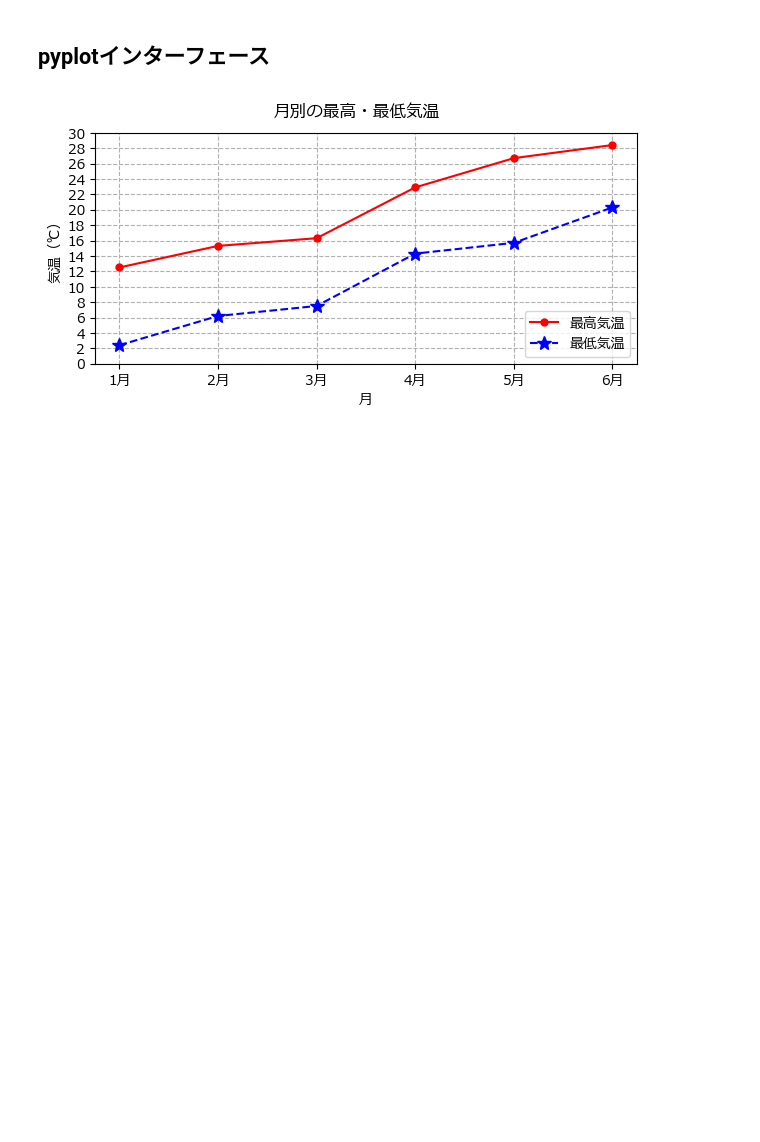
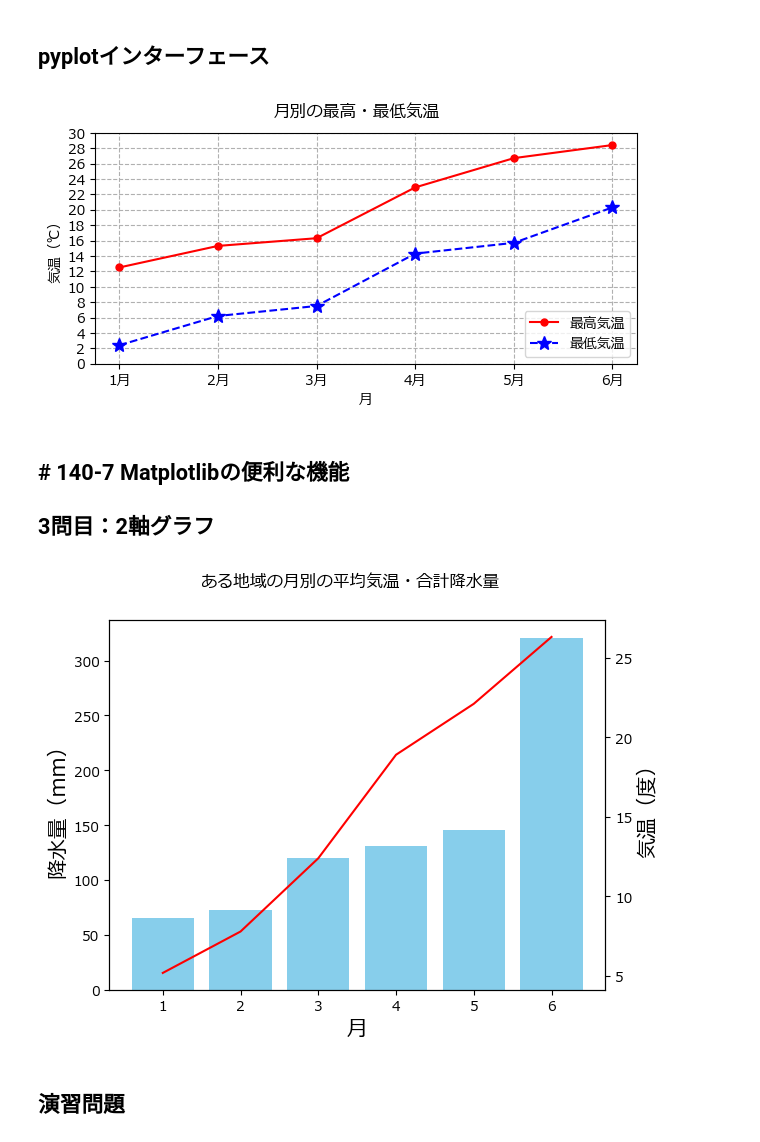
Before and after one commit to kjfarm1225/pyq_practice, a Jupyter notebook: 140_7_matplotlib_useful_features/140-7_matplotlib_useful_features.ipynb, the cells around one changed output. Saved outputs shown, nothing was run; the diff lists cells and outputs as text; code cells hidden in the pictures; blank space fills up the shorter version.

```diff
--- a/140_7_matplotlib_useful_features/140-7_matplotlib_useful_features.ipynb
+++ b/140_7_matplotlib_useful_features/140-7_matplotlib_useful_features.ipynb
@@ -160,3 +160,32 @@ plt.legend(loc="lower right")
 plt.show()
 # %% [output]
 [figure]
+# %% [markdown]
+## # 140-7 Matplotlibの便利な機能
+## 3問目：2軸グラフ
+# %%
+import matplotlib.pyplot as plt
+%matplotlib inline
+
+plt.rcParams["font.family"] = "Meiryo"
+# %%
+x_months = [1, 2, 3, 4, 5, 6]
+y_temps = [5.2, 7.8, 12.4, 18.9, 22.1, 26.3]
+y_rainfall = [65.5, 72.3, 120.2, 131.4, 145.4, 320.8]
+# %%
+fig, ax1 = plt.subplots()
+ax2 = ax1.twinx()
+
+ax1.bar(x_months, y_rainfall, color="skyblue")
+ax1.set_ylabel("降水量（mm）", size=15)
+ax1.set_xlabel("月", size=15)
+
+ax2.plot(x_months, y_temps, color="red")
+ax2.set_ylabel("気温（度）", size=15)
+
+fig.suptitle("ある地域の月別の平均気温・合計降水量")
+plt.show()
+# %% [output]
+[figure, added]
+# %% [markdown]
+## 演習問題
```
Also changed, not shown: parts of 13 cells of this notebook.
